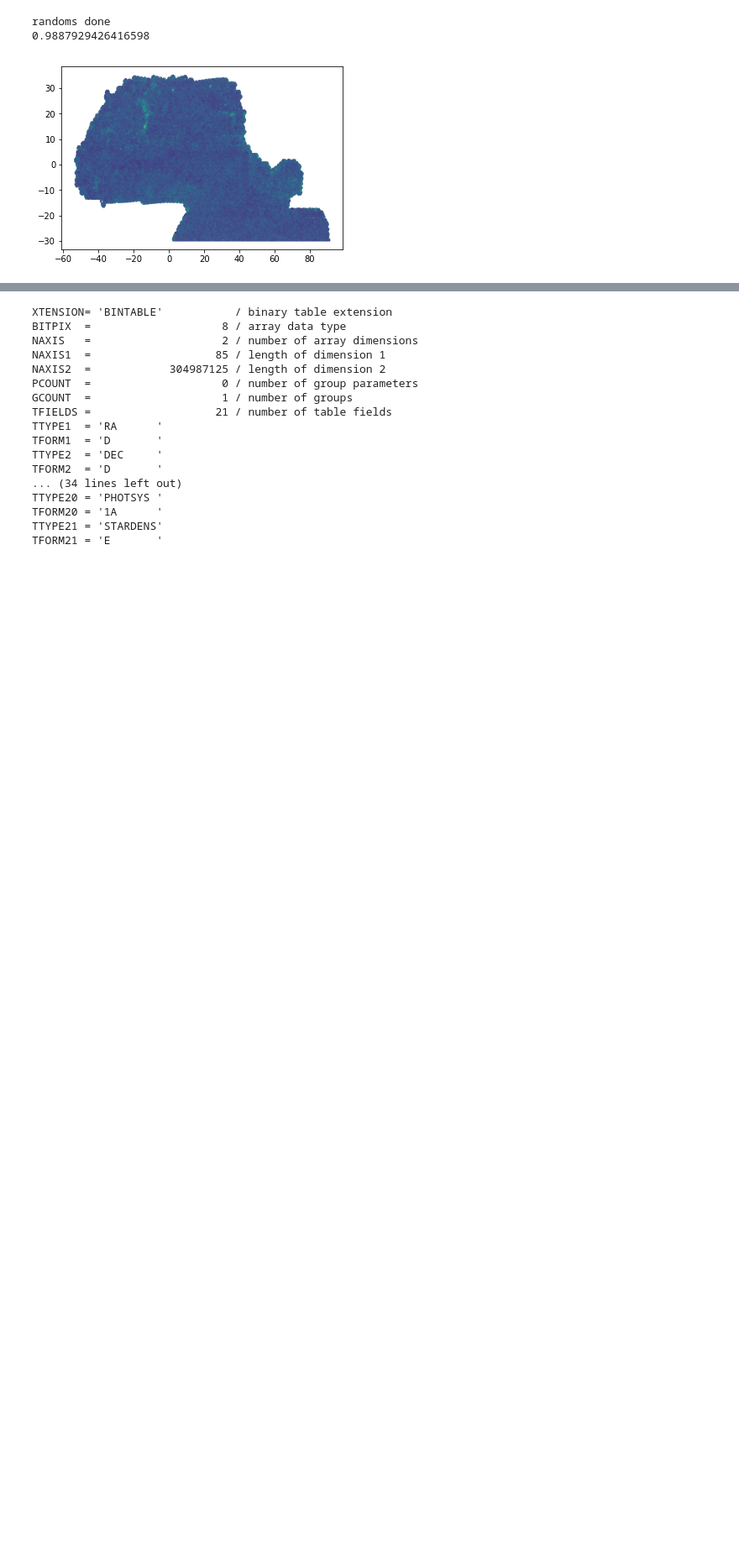
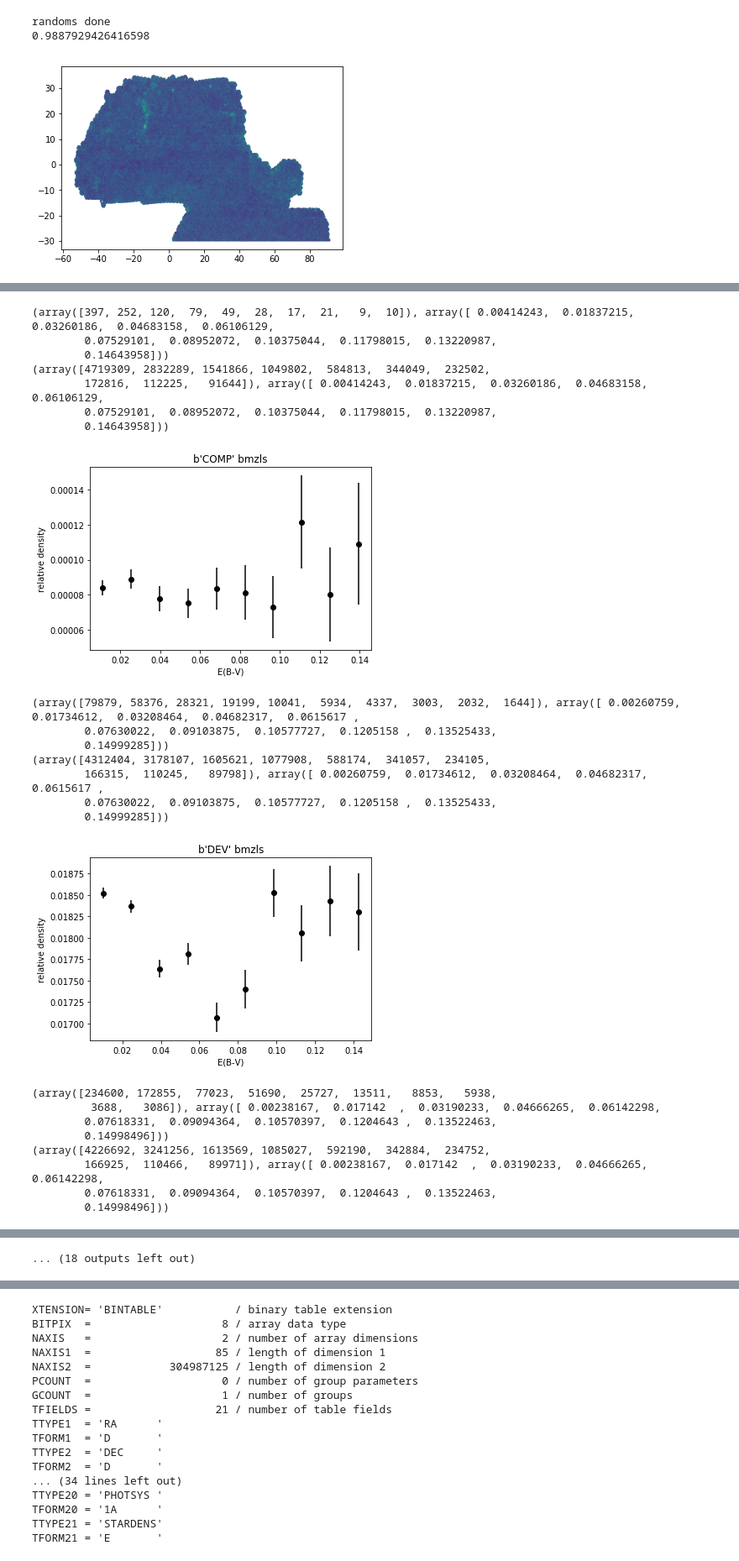
Before and after one commit to desihub/LSS, a Jupyter notebook: Sandbox/DESItarget.ipynb, the cells around one changed output, grey strips where cells are left out. Shown at 84% size. Cells and saved outputs as stored; diff of their text form; code cells hidden in the pictures; blank space fills up the shorter version.

```diff
--- a/Sandbox/DESItarget.ipynb
+++ b/Sandbox/DESItarget.ipynb
@@ -159,7 +161,7 @@ print(fits.open(pixfn)[1].columns.names)
 #do it at the same nside,nest as above, but not necessary in general
 print(nside,nest)
 rth,rphi = radec2thphi(relg['RA'],relg['DEC'])
-rpix = healpy.ang2pix(nside,rth,rphi,nest=nest)
+rpix = hp.ang2pix(nside,rth,rphi,nest=nest)
 # %% [output]
 256 True
 # %%
@@ -259,0 +289,48 @@ randoms done
+# %%
+def plotvsebv_morphtype(r1,d1,reg=''):
+    morphl = np.unique(d1['MORPHTYPE'])
+    for mp in morphl:
+        w1 = d1['MORPHTYPE'] == mp
+        w1 &= d1['EBV'] < 0.15 #mask applied to (e)BOSS
+        mr = r1['EBV'] < 0.15
+        hd1 = np.histogram(d1[w1]['EBV'])
+        print(hd1)
+        hr1 = np.histogram(r1[mr]['EBV'],bins=hd1[1])
+        print(hr1)
+        xl = []
+        for i in range(0,len(hd1[0])):
+            xl.append((hd1[1][i]+hd1[1][i+1])/2.)
+        plt.errorbar(xl,hd1[0]/hr1[0],np.sqrt(hd1[0])/hr1[0],fmt='ko')
+        plt.title(str(mp)+reg)
+        plt.ylabel('relative density')
+        plt.xlabel('E(B-V)')
+        plt.show()
+# %%
+plotvsebv_morphtype(r1,d1,reg=' bmzls')
+plotvsebv_morphtype(r2,d2,reg=' DECaLS NGC')
+plotvsebv_morphtype(r3,d3,reg=' DECaLS SGC')
+# %% [output]
+(array([397, 252, 120,  79,  49,  28,  17,  21,   9,  10]), array([ 0.00414243,  0.01837215,  0.03260186,  0.04683158,  0.06106129,
+        0.07529101,  0.08952072,  0.10375044,  0.11798015,  0.13220987,
+        0.14643958]))
+(array([4719309, 2832289, 1541866, 1049802,  584813,  344049,  232502,
+        172816,  112225,   91644]), array([ 0.00414243,  0.01837215,  0.03260186,  0.04683158,  0.06106129,
+        0.07529101,  0.08952072,  0.10375044,  0.11798015,  0.13220987,
+        0.14643958]))
+[figure, added]
+(array([79879, 58376, 28321, 19199, 10041,  5934,  4337,  3003,  2032,  1644]), array([ 0.00260759,  0.01734612,  0.03208464,  0.04682317,  0.0615617 ,
+        0.07630022,  0.09103875,  0.10577727,  0.1205158 ,  0.13525433,
+        0.14999285]))
+(array([4312404, 3178107, 1605621, 1077908,  588174,  341057,  234105,
+        166315,  110245,   89798]), array([ 0.00260759,  0.01734612,  0.03208464,  0.04682317,  0.0615617 ,
+        0.07630022,  0.09103875,  0.10577727,  0.1205158 ,  0.13525433,
+        0.14999285]))
+[figure, added]
+(array([234600, 172855,  77023,  51690,  25727,  13511,   8853,   5938,
+         3688,   3086]), array([ 0.00238167,  0.017142  ,  0.03190233,  0.04666265,  0.06142298,
+        0.07618331,  0.09094364,  0.10570397,  0.1204643 ,  0.13522463,
+        0.14998496]))
+(array([4226692, 3241256, 1613569, 1085027,  592190,  342884,  234752,
+        166925,  110466,   89971]), array([ 0.00238167,  0.017142  ,  0.03190233,  0.04666265,  0.06142298,
+        0.07618331,  0.09094364,  0.10570397,  0.1204643 ,  0.13522463,
+        0.14998496]))
@@ -259,0 +364 @@ randoms done
+... (18 outputs left out)
```
Also changed, not shown: parts of 16 cells of this notebook.
